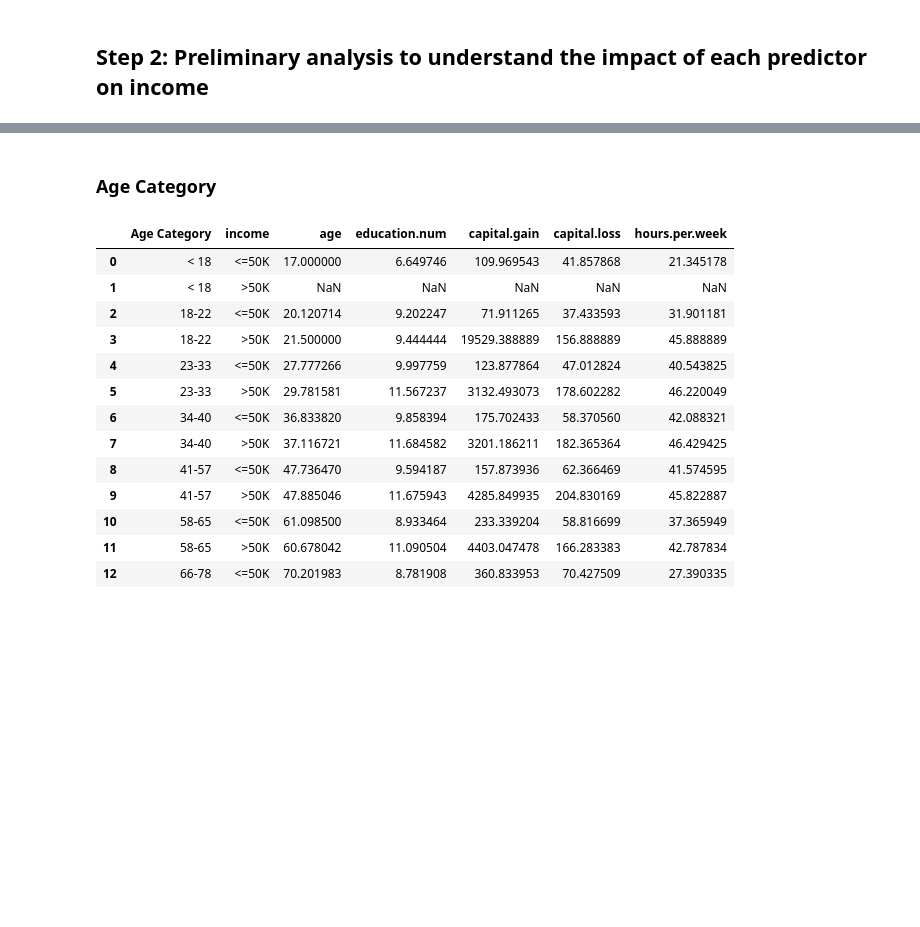
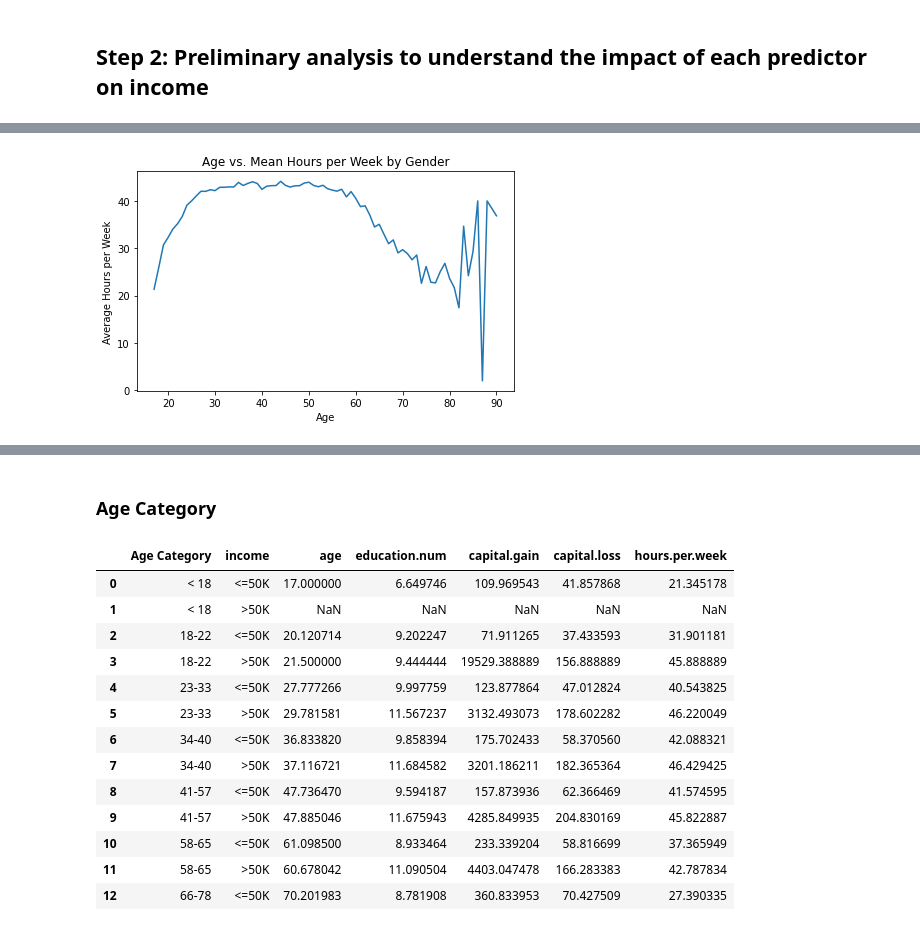
Before and after one commit to markerickson314/project-one, a Jupyter notebook: Jeanine.ipynb, the cells around one changed output, grey strips where cells are left out. Cells and saved outputs as stored; diff of their text form; code cells hidden in the pictures; blank space fills up the shorter version.

Commit message:
work week-gender-age analysis

```diff
--- a/Jeanine.ipynb
+++ b/Jeanine.ipynb
@@ -896,0 +898,4 @@ False
+# %%
+# Age vs. Average Hours per Week by Gender
+ageGroup = replaced_df.groupby("age")
+ageGroup[["age", "hours.per.week"]].mean()
@@ -896,0 +917,3 @@ False
+# %%
+age_summary = ageGroup["hours.per.week"].mean().to_frame(name = "avg hrs per week").reset_index()
+age_summary
@@ -896,0 +934,10 @@ False
+# %%
+# Age vs. Mean Hours per Week by Gender
+plt.plot(age_summary["age"], age_summary["avg hrs per week"])
+plt.title("Age vs. Mean Hours per Week by Gender")
+plt.xlabel("Age")
+plt.ylabel("Average Hours per Week")
+plt.tight_layout()
+plt.show()
+# %% [output]
+[figure, added]
```
Also changed, not shown: parts of 13 cells of this notebook, 1 other file.
